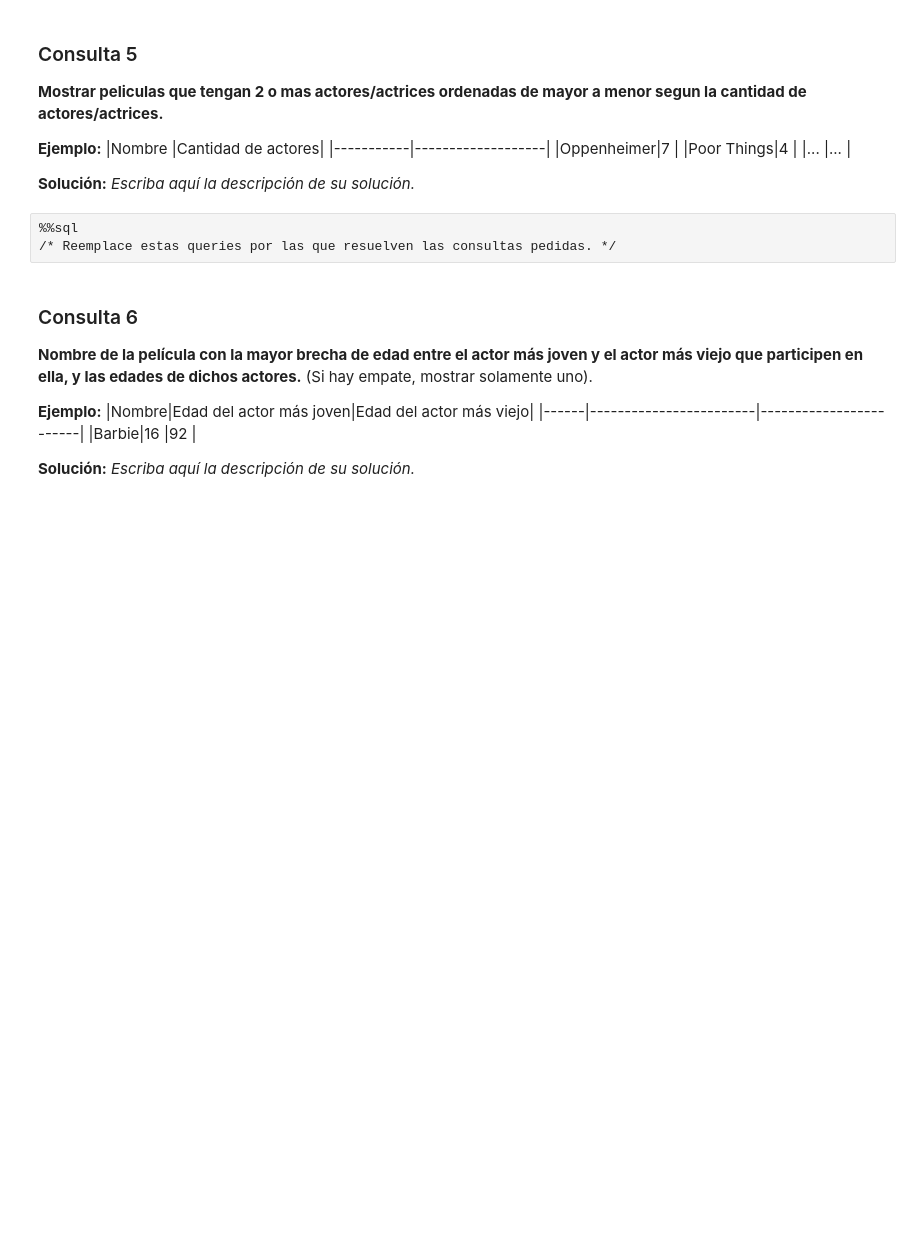
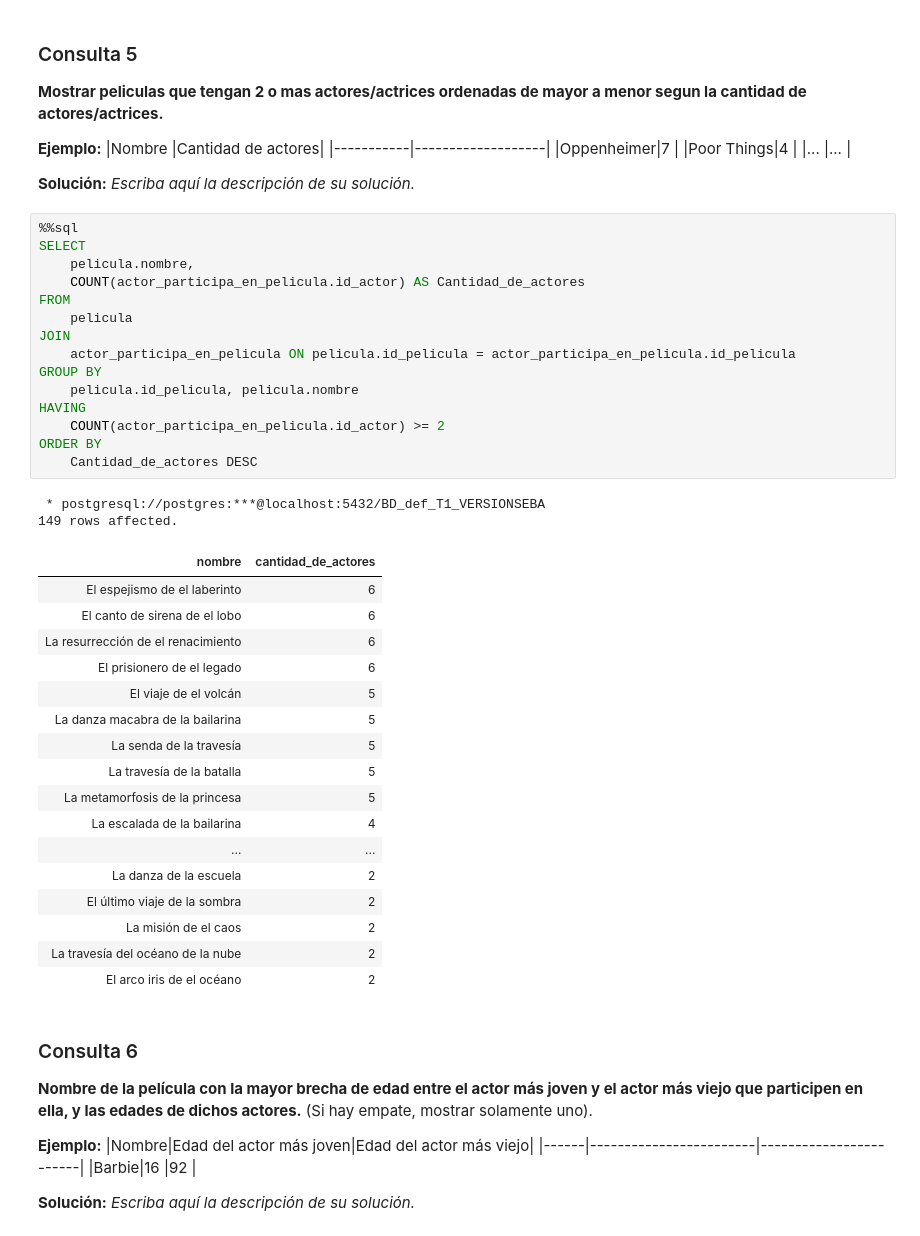
Before and after one commit to Luxar3-cmd/Tarea1_BD, a Jupyter notebook: Tarea_1.ipynb, the cells around one changed output. Drawn from its saved outputs; the diff is of its cells as text; blank space fills up the shorter version.

Commit message:
consulta 3 y 5 listas

```diff
--- a/Tarea_1.ipynb
+++ b/Tarea_1.ipynb
@@ -406,9 +428,41 @@ UsageError: Cell magic `%%sql` not found.
 
 
 **Solución:** _Escriba aquí la descripción de su solución._
-# %%
-%%sql
-/* Reemplace estas queries por las que resuelven las consultas pedidas. */
+# %%
+%%sql
+SELECT
+    pelicula.nombre,
+    COUNT(actor_participa_en_pelicula.id_actor) AS Cantidad_de_actores
+FROM
+    pelicula
+JOIN
+    actor_participa_en_pelicula ON pelicula.id_pelicula = actor_participa_en_pelicula.id_pelicula
+GROUP BY
+    pelicula.id_pelicula, pelicula.nombre
+HAVING
+    COUNT(actor_participa_en_pelicula.id_actor) >= 2
+ORDER BY
+    Cantidad_de_actores DESC
+# %% [output]
+ * postgresql://postgres:***@localhost:5432/BD_def_T1_VERSIONSEBA
+149 rows affected.
+| nombre | cantidad_de_actores |
+| El espejismo de el laberinto | 6 |
+| El canto de sirena de el lobo | 6 |
+| La resurrección de el renacimiento | 6 |
+| El prisionero de el legado | 6 |
+| El viaje de el volcán | 5 |
+| La danza macabra de la bailarina | 5 |
+| La senda de la travesía | 5 |
+| La travesía de la batalla | 5 |
+| La metamorfosis de la princesa | 5 |
+| La escalada de la bailarina | 4 |
+| ... | ... |
+| La danza de la escuela | 2 |
+| El último viaje de la sombra | 2 |
+| La misión de el caos | 2 |
+| La travesía del océano de la nube | 2 |
+| El arco iris de el océano | 2 |
 # %% [markdown]
 ### Consulta 6
 **Nombre de la película con la mayor brecha de edad entre el actor más joven y el actor más viejo que participen en ella, y las edades de dichos actores.** (Si hay empate, mostrar solamente uno).
```
Also changed, not shown: parts of 2 cells of this notebook.
